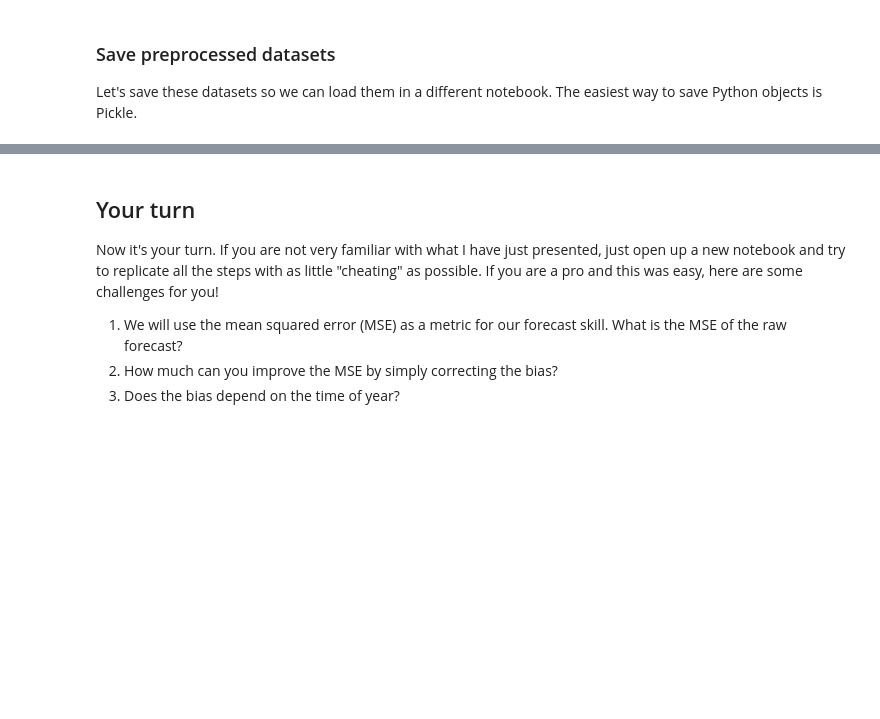
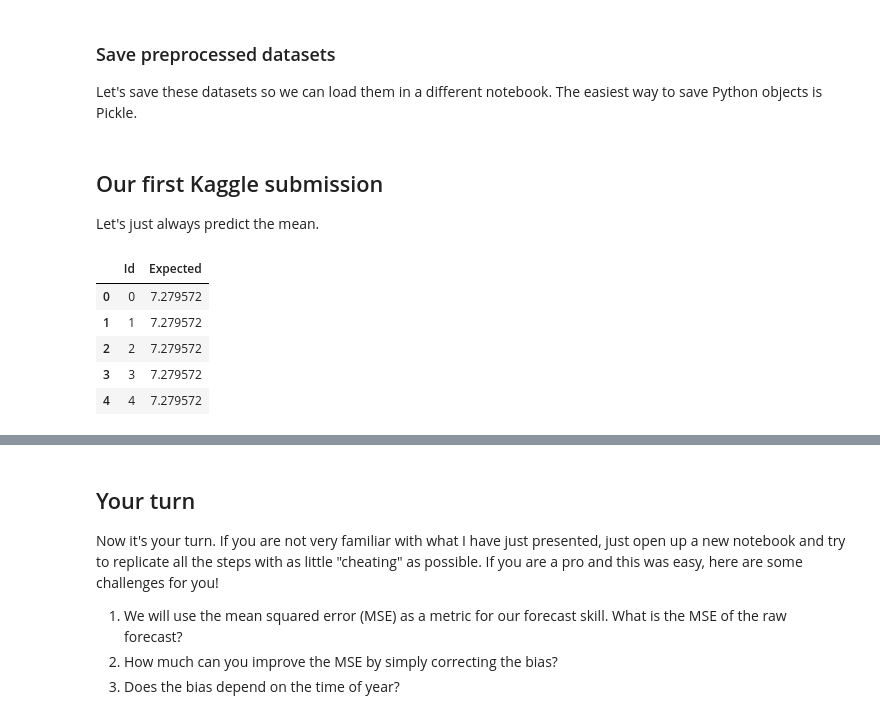
Before and after one commit to waves2weather/W2W-ML-Workshop, a Jupyter notebook: nb1_jupyter-pandas.ipynb, the cells around one changed output, grey strips where cells are left out. Saved outputs shown, nothing was run; the diff lists cells and outputs as text; code cells hidden in the pictures; blank space fills up the shorter version.

Commit message:
Kaggle submissions; but lr local is wrong somehow

```diff
--- a/nb1_jupyter-pandas.ipynb
+++ b/nb1_jupyter-pandas.ipynb
@@ -433,0 +434,20 @@ with open('./data/df_train.pkl', 'wb') as f:
+# %% [markdown]
+## Our first Kaggle submission
+
+Let's just always predict the mean.
+# %%
+def create_sub(preds, fn=None):
+    df =  pd.DataFrame({'Id': range(len(preds)), 'Expected': preds})
+    if fn is not None: df.to_csv(DATADIR + fn, index=False)
+    return df
+# %%
+df_sub = create_sub([df_train.t2m_fc_mean.mean()]*len(df_test), 'mean.csv')
+# %%
+df_sub.head()
+# %% [output]
+|  | Id | Expected |
+| 0 | 0 | 7.279572 |
+| 1 | 1 | 7.279572 |
+| 2 | 2 | 7.279572 |
+| 3 | 3 | 7.279572 |
+| 4 | 4 | 7.279572 |
```
Also changed, not shown: parts of 2 cells of this notebook, 3 other files.
